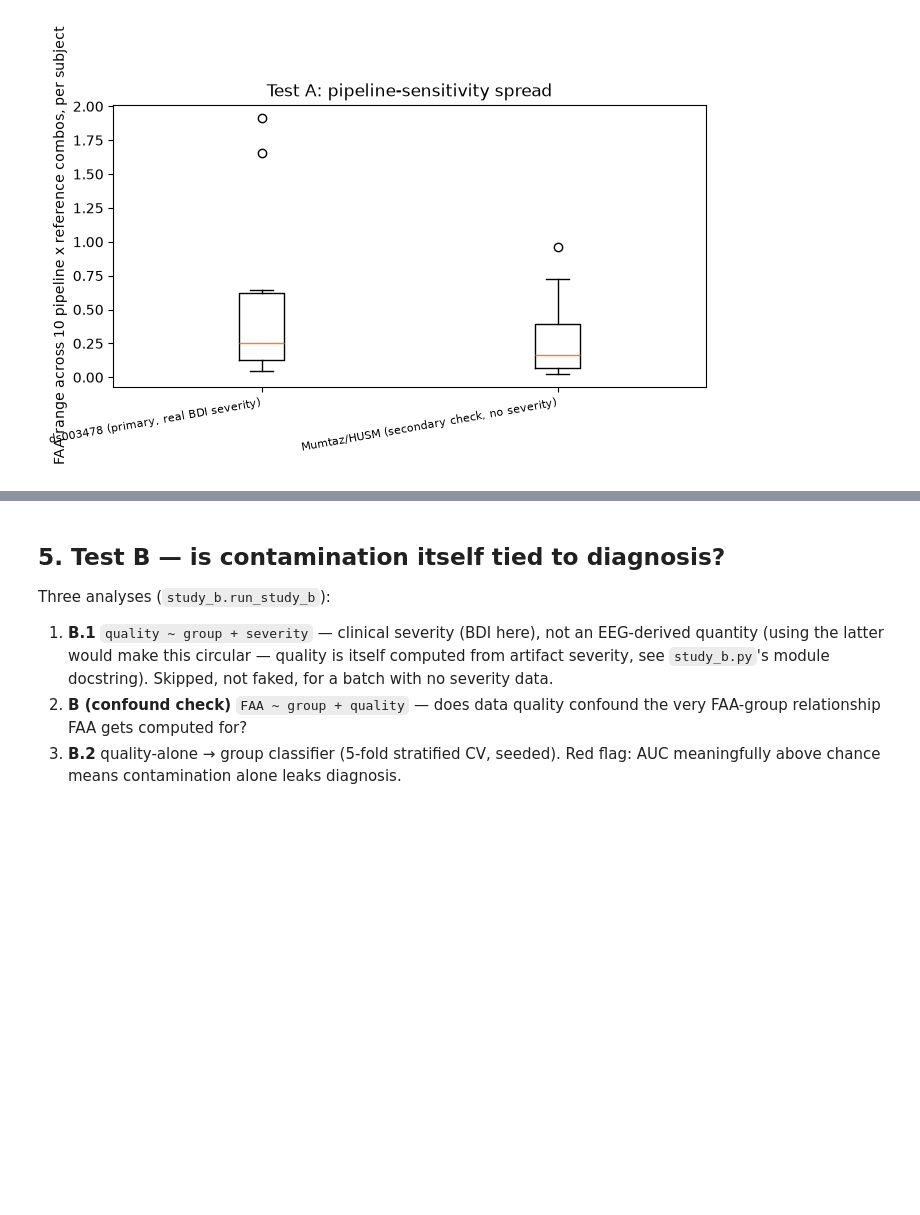
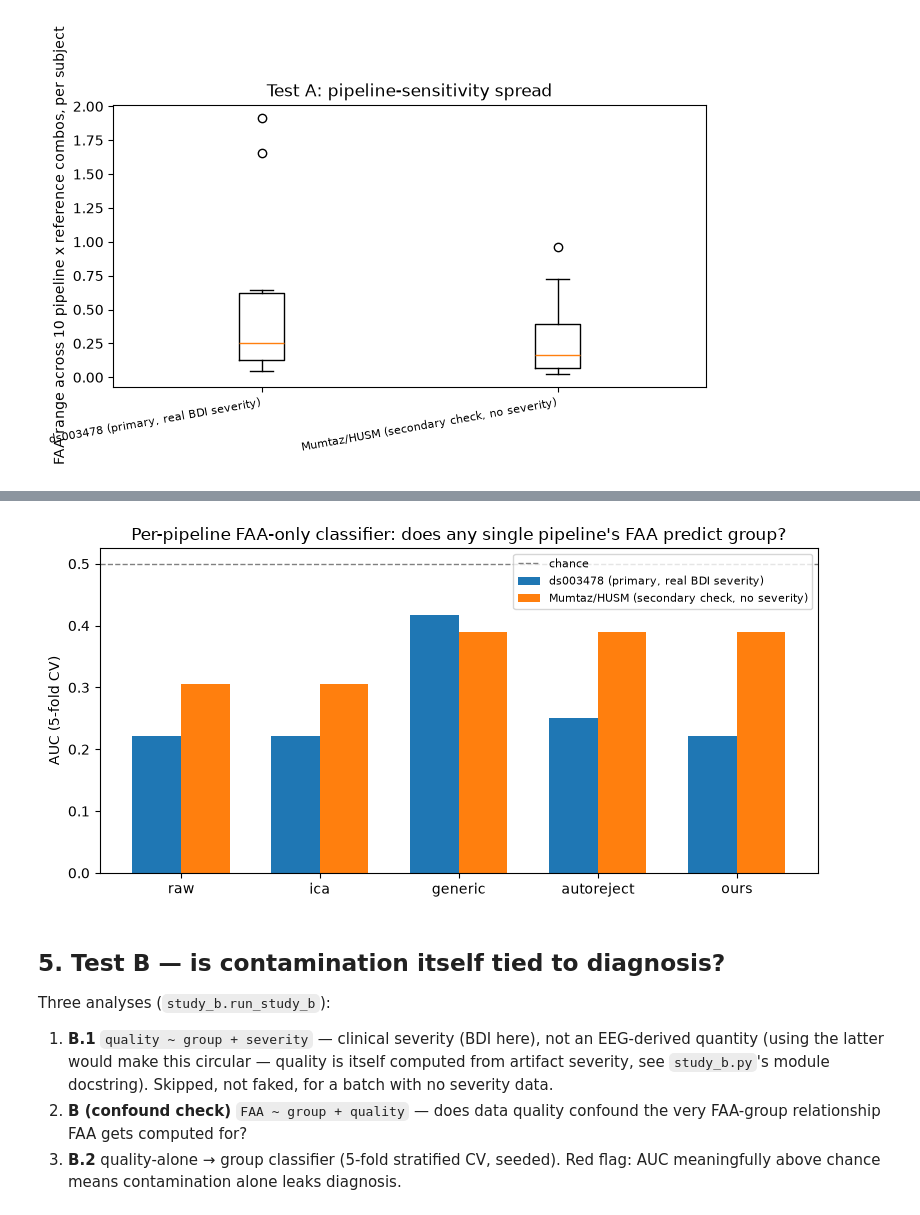
Before and after one commit to HYPERPRO2020/eegtest, a Jupyter notebook: neuroqa/notebooks/phase1_findings.ipynb, the cells around one changed output, grey strips where cells are left out. Drawn from its saved outputs; the diff is of its cells as text; code cells hidden in the pictures; blank space fills up the shorter version.

```diff
--- a/neuroqa/notebooks/phase1_findings.ipynb
+++ b/neuroqa/notebooks/phase1_findings.ipynb
@@ -186,8 +186,10 @@ power, see `pipeline.py`). **Red flag:** a big swing across pipelines means the
 conclusion is substantially a preprocessing artifact, not a robust finding.
 # %%
 study_a_wide = {}
+all_results = {}
 for name in DATASETS:
     results = json.loads((DATASETS[name]["out_dir"] / "results.json").read_text())
+    all_results[name] = results
     wide = pd.DataFrame(results["study_a"]["wide"])
     study_a_wide[name] = wide
     print(f"--- {DATASETS[name]['label']}: {len(wide)} recordings x "
@@ -227,0 +240,15 @@ plt.show()
+# %%
+clf_rows = []
+for name in DATASETS:
+    clf = all_results[name]["faa_classifiers_by_pipeline"]
+    print(f"--- {DATASETS[name]['label']} ---")
+    for pipeline_name, r in clf.items():
+        if "error" in r:
+            print(f"  {pipeline_name:12s} SKIPPED -- {r['error']}")
+            continue
+        print(f"  {pipeline_name:12s} accuracy={r['accuracy']:.2f}  AUC={r['auc']:.2f}  "
+              f"(baseline {r['baseline']:.2f}, n={r['n']})")
+        clf_rows.append({"dataset": name, "pipeline": pipeline_name, **r})
+    print()
+clf_df = pd.DataFrame(clf_rows)
+display(clf_df)
@@ -228,3 +280,21 @@ plt.show()
+# %%
+fig, ax = plt.subplots(figsize=(8, 4))
+width = 0.35
+x = np.arange(len(PIPELINES := ["raw", "ica", "generic", "autoreject", "ours"]))
+for i, name in enumerate(DATASETS):
+    sub = clf_df[clf_df.dataset == name].set_index("pipeline").reindex(PIPELINES)
+    ax.bar(x + i * width, sub["auc"], width, label=DATASETS[name]["label"])
+ax.axhline(0.5, color="gray", linestyle="--", linewidth=1, label="chance")
+ax.set_xticks(x + width / 2)
+ax.set_xticklabels(PIPELINES)
+ax.set_ylabel("AUC (5-fold CV)")
+ax.set_title("Per-pipeline FAA-only classifier: does any single pipeline's FAA predict group?")
+ax.legend(fontsize=8)
+fig.tight_layout()
+fig.savefig(FIG_DIR / "faa_classifiers_by_pipeline.png", dpi=120)
+plt.show()
+# %% [output]
+[figure, added]
 # %% [markdown]
 ## 5. Test B — is contamination itself tied to diagnosis?
 
```
Also changed, not shown: parts of 3 cells of this notebook, 8 other files.
